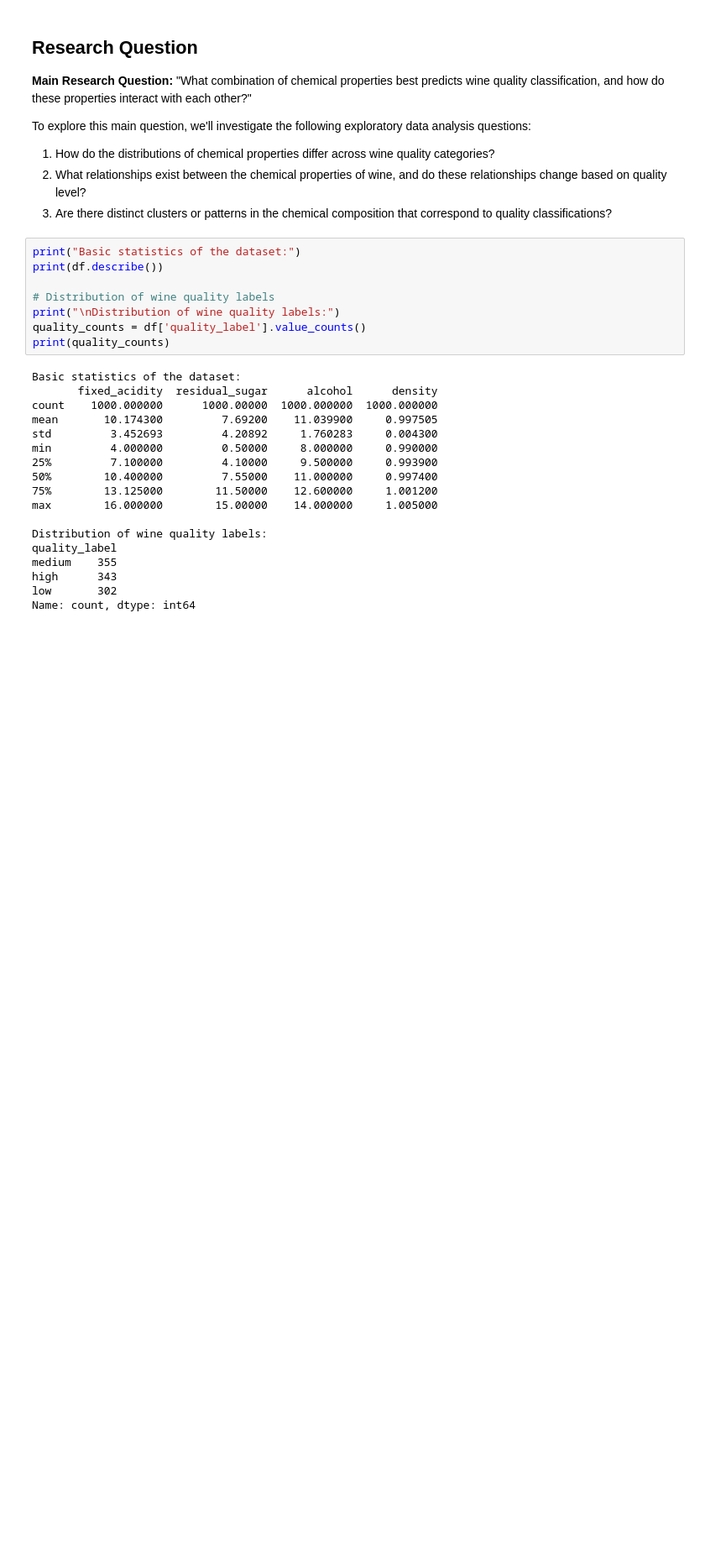
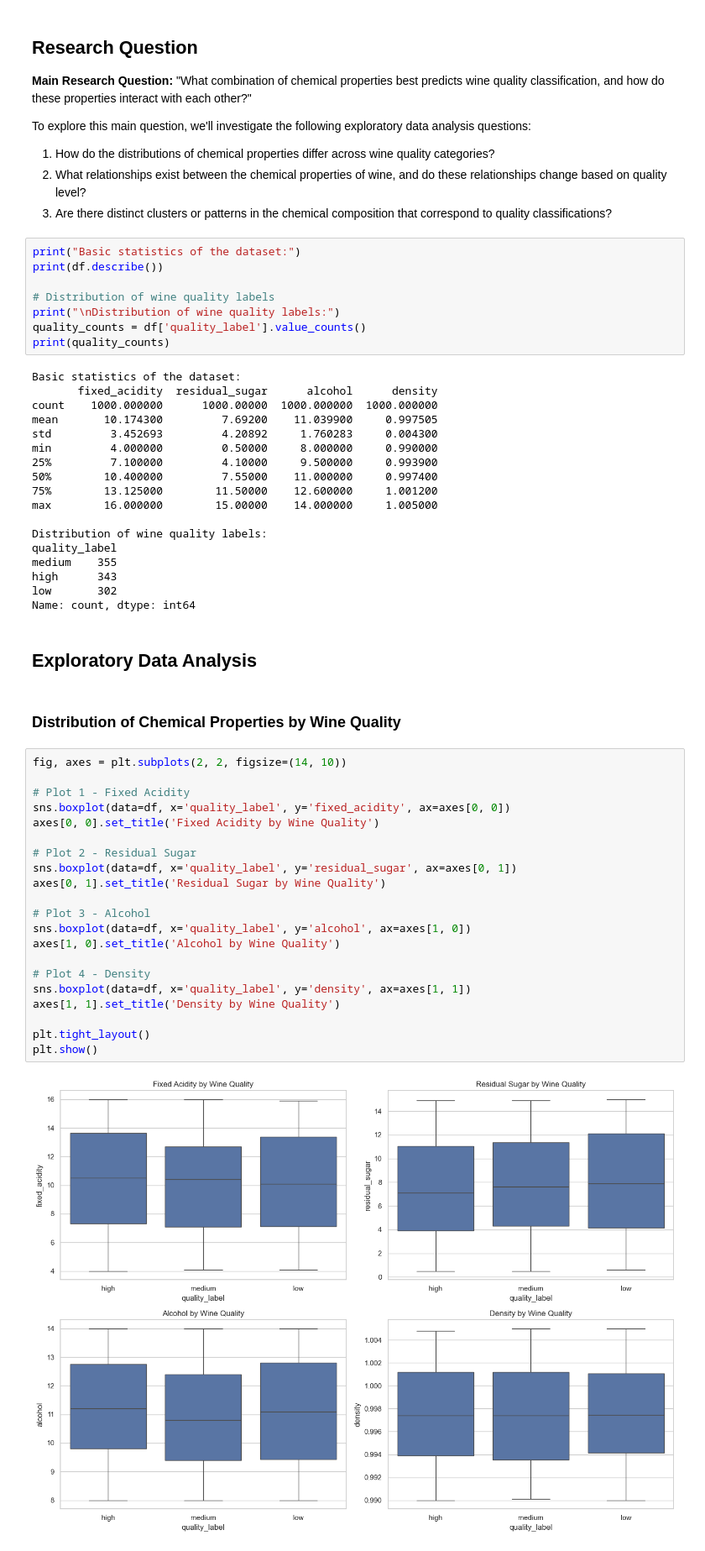
Before and after one commit to XENNNOOOO/CSMODEL_MP_Phase1, a Jupyter notebook: wine_quality_class_nb.ipynb, the cells around one changed output. Shown at 84% size. Drawn from its saved outputs; the diff is of its cells as text; blank space fills up the shorter version.

```diff
--- a/wine_quality_class_nb.ipynb
+++ b/wine_quality_class_nb.ipynb
@@ -161,3 +161,30 @@ medium    355
 high      343
 low       302
 Name: count, dtype: int64
+# %% [markdown]
+## Exploratory Data Analysis
+# %% [markdown]
+### Distribution of Chemical Properties by Wine Quality
+# %%
+fig, axes = plt.subplots(2, 2, figsize=(14, 10))
+
+# Plot 1 - Fixed Acidity
+sns.boxplot(data=df, x='quality_label', y='fixed_acidity', ax=axes[0, 0])
+axes[0, 0].set_title('Fixed Acidity by Wine Quality')
+
+# Plot 2 - Residual Sugar
+sns.boxplot(data=df, x='quality_label', y='residual_sugar', ax=axes[0, 1])
+axes[0, 1].set_title('Residual Sugar by Wine Quality')
+
+# Plot 3 - Alcohol
+sns.boxplot(data=df, x='quality_label', y='alcohol', ax=axes[1, 0])
+axes[1, 0].set_title('Alcohol by Wine Quality')
+
+# Plot 4 - Density
+sns.boxplot(data=df, x='quality_label', y='density', ax=axes[1, 1])
+axes[1, 1].set_title('Density by Wine Quality')
+
+plt.tight_layout()
+plt.show()
+# %% [output]
+[figure, added]
```
Also changed, not shown: parts of 3 cells of this notebook.
